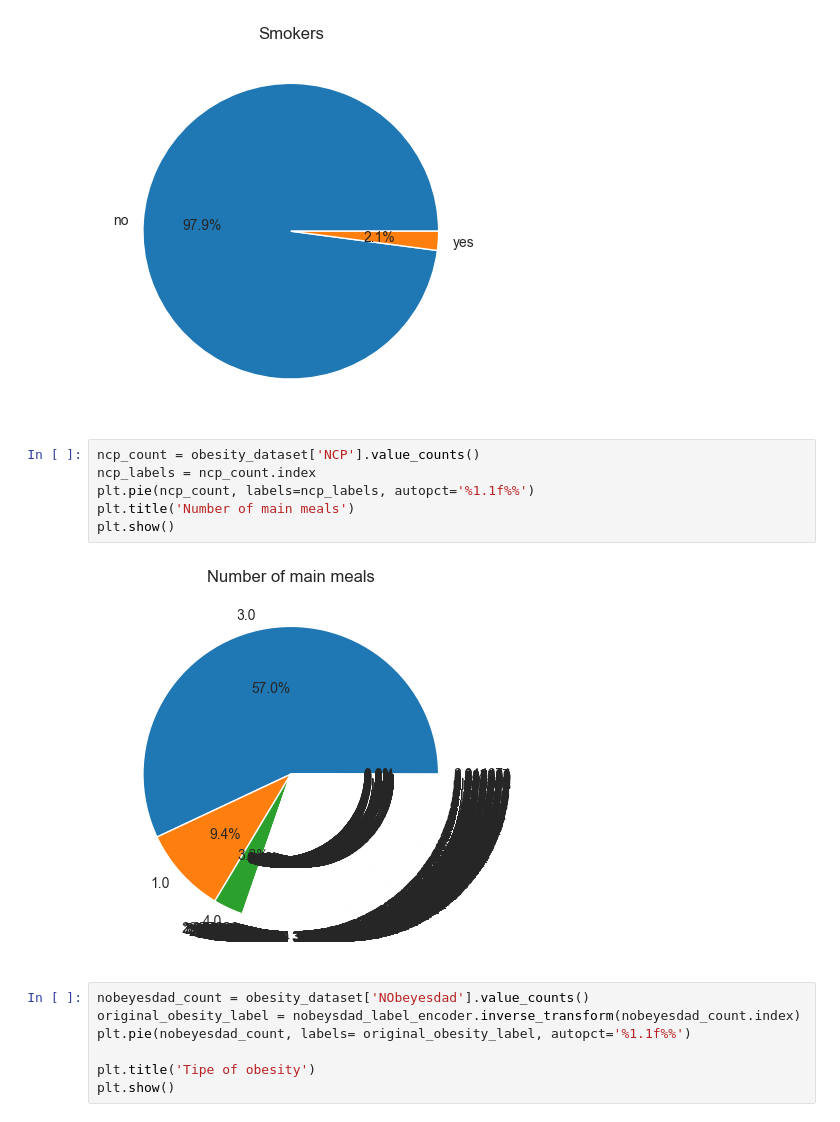
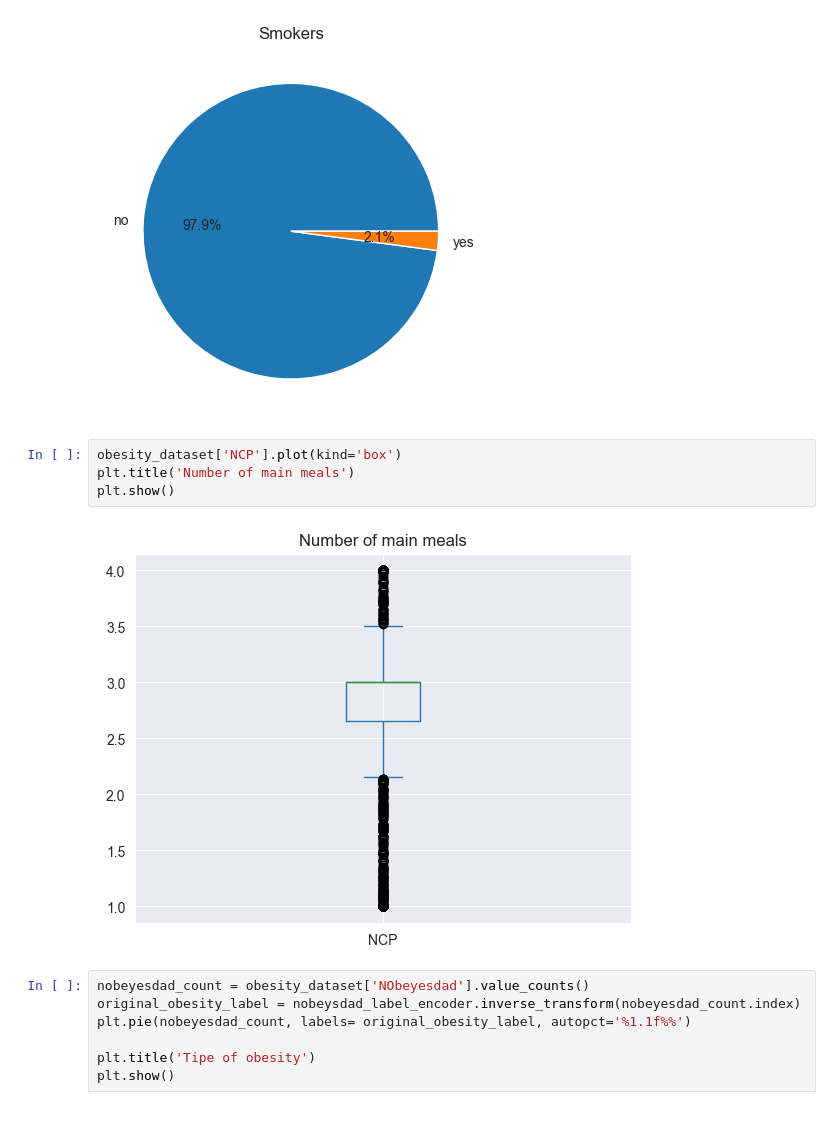
Before and after one commit to ElaIstriceSagace/ObesityDataAnalysis, a Jupyter notebook: Analysis/ObesityDataAnalysis.ipynb, the cells around one changed output. Saved outputs shown, nothing was run; the diff lists cells and outputs as text.

```diff
--- a/Analysis/ObesityDataAnalysis.ipynb
+++ b/Analysis/ObesityDataAnalysis.ipynb
@@ -194,14 +224,12 @@ plt.title('Smokers')
 plt.show()
 # %% [output]
 [figure]
-# %%
-ncp_count = obesity_dataset['NCP'].value_counts()
-ncp_labels = ncp_count.index
-plt.pie(ncp_count, labels=ncp_labels, autopct='%1.1f%%')
-plt.title('Number of main meals')
-plt.show()
-# %% [output]
-[figure, removed]
+# %%
+obesity_dataset['NCP'].plot(kind='box')
+plt.title('Number of main meals')
+plt.show()
+# %% [output]
+[figure, added]
 # %%
 nobeyesdad_count = obesity_dataset['NObeyesdad'].value_counts()
 original_obesity_label = nobeysdad_label_encoder.inverse_transform(nobeyesdad_count.index)
```
Also changed, not shown: parts of 7 cells of this notebook.
